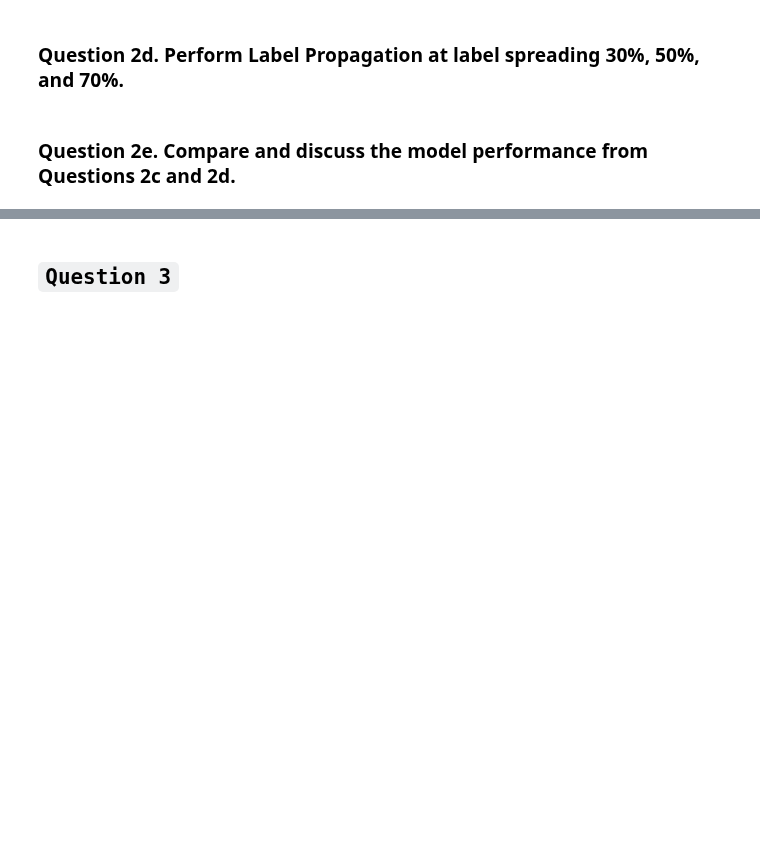
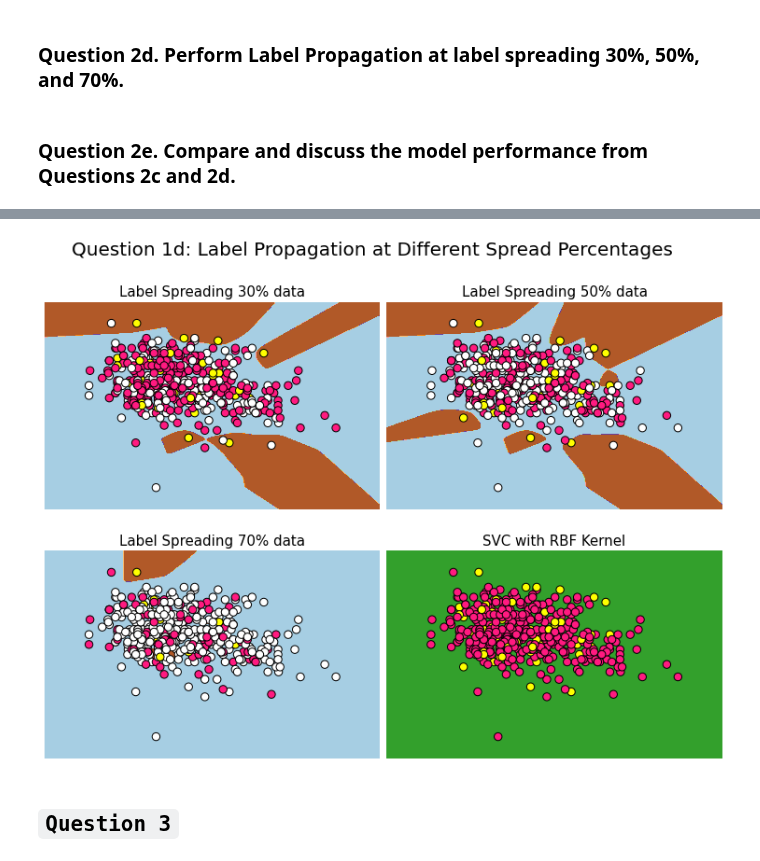
Before and after one commit to rrwabina/RADI608, a Jupyter notebook: Python Lectures/07 Semi-Supervised Learning/scripts/assignment.ipynb, the cells around one changed output, grey strips where cells are left out. Drawn from its saved outputs; the diff is of its cells as text; code cells hidden in the pictures; blank space fills up the shorter version.

```diff
--- a/Python Lectures/07 Semi-Supervised Learning/scripts/assignment.ipynb
+++ b/Python Lectures/07 Semi-Supervised Learning/scripts/assignment.ipynb
@@ -152,7 +152,6 @@ def lsvm_plot(ls30, ls50, ls70, rbf_svc):
 
     plt.figure(figsize = (13, 9))
     for i, (clf, y_train) in enumerate((ls30, ls50, ls70, rbf_svc)):
-        start = time()
         plt.subplot(2, 2, i + 1)
         xx, yy = np.meshgrid(np.arange(x_min, x_max, h), np.arange(y_min, y_max, h))
         Z = clf.predict(np.c_[xx.ravel(), yy.ravel()])
@@ -161,7 +160,7 @@ def lsvm_plot(ls30, ls50, ls70, rbf_svc):
         plt.contourf(xx, yy, Z, cmap = plt.cm.Paired)
         plt.axis('off')
         plt.scatter(X[:, 0], X[:, 1], s = 70, c = get_colors(y_train), edgecolors = 'black')
-        plt.title(f'{np.round(time() - start, 3)}', size = 15)
+        plt.title(titles[i], size = 15)
     plt.suptitle('Question 1d: Label Propagation at Different Spread Percentages', size = 20)
     plt.show()
 
@@ -240,3 +239,7 @@ plot_contour(X_labeled, y_labeled, svclassifier, title = 'Question 2e')
+# %%
+lsvm_plot(ls30, ls50, ls70, rbf_svc)
+# %% [output]
+[figure, added]
 # %% [markdown]
 ## <code>Question 3</code>
 # %% [markdown]
```
Also changed, not shown: parts of 4 cells of this notebook.
